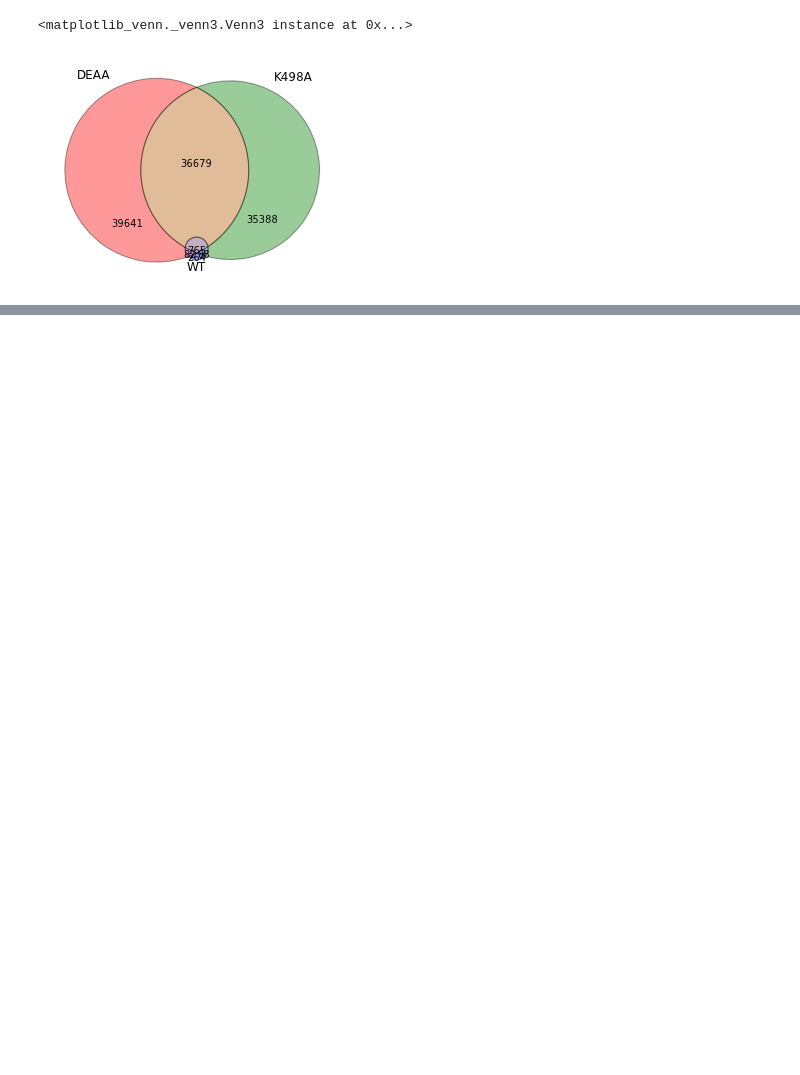
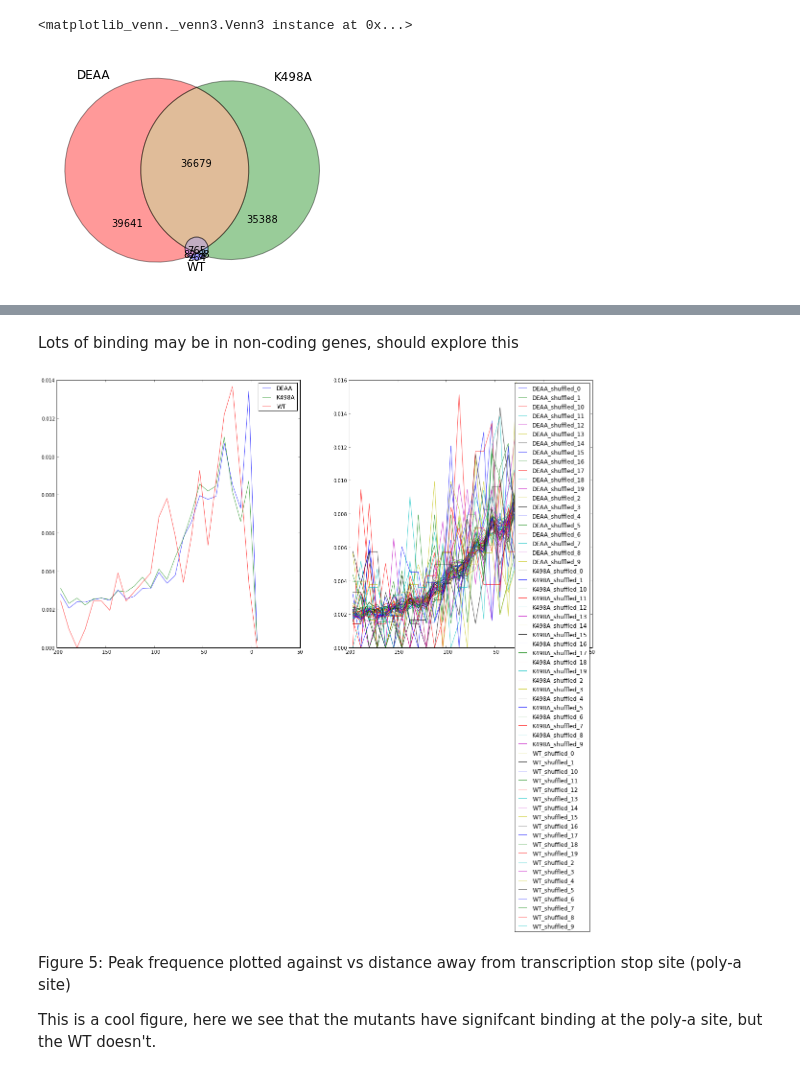
Before and after one commit to gpratt/iPython_Notebook, a Jupyter notebook: UPF1 Figure 1.ipynb, the cells around one changed output, grey strips where cells are left out. Drawn from its saved outputs; the diff is of its cells as text; code cells hidden in the pictures; blank space fills up the shorter version.

```diff
--- a/UPF1 Figure 1.ipynb
+++ b/UPF1 Figure 1.ipynb
@@ -105,0 +155,40 @@ print y[0]
+# %%
+regions = get_regions()
+# %%
+for n in range(20):
+    shuffled_result = { name + "_shuffled_" + str(n) : shuffle_and_adjust(bedtool, regions['transcriptome']) for name, bedtool in beds_center.items() if "shuffled" not in name}
+    beds_center.update(shuffled_result)
+# %% [markdown]
+Lots of binding may be in non-coding genes, should explore this
+# %%
+transcription_stop_closest = {name : closest_by_feature(bedtool, regions['transcription_stop']) for name, bedtool in beds_center.items()}
+# %%
+#probably should quantify how much data I'm loosing...
+def plot_distance_from_region_combined(closest_bed):
+    """ wraps intersect bed, where region of interest is the thing to plot the distance from, and bedtool is the distance
+        returns closest bed object, plots everything on one plot
+        This is useful to add to clip_analysis
+    """
+
+    for name, closest in sorted(closest_bed.items()):
+        full_data = array([ int(result[-1]) for result in closest])
+        y, x =  numpy.histogram(full_data, range=(-200, 10), bins=25, normed=True)
+        x = [(x[n] + x[n+1]) / 2 for n in range(len(x) - 1)]
+        plot(x,y, label=name, alpha=.7)
+    legend(loc=0)
+# %%
+figsize(20,10)
+subplot(1,2,1)
+plot_distance_from_region_combined({name : bedtool for name, bedtool in transcription_stop_closest.items() if "shuffled" not in name})
+#ylim(0,.005)
+
+subplot(1,2,2)
+plot_distance_from_region_combined({name : bedtool for name, bedtool in transcription_stop_closest.items() if "shuffled" in name})
+#ylim(0,.005)
+# %% [output]
+[figure, added]
+# %% [markdown]
+Figure 5:
+Peak frequence plotted against vs distance away from transcription stop site (poly-a site)
+
+This is a cool figure, here we see that the mutants have signifcant binding at the poly-a site, but the WT doesn't.
```
Also changed, not shown: parts of 32 cells of this notebook.
